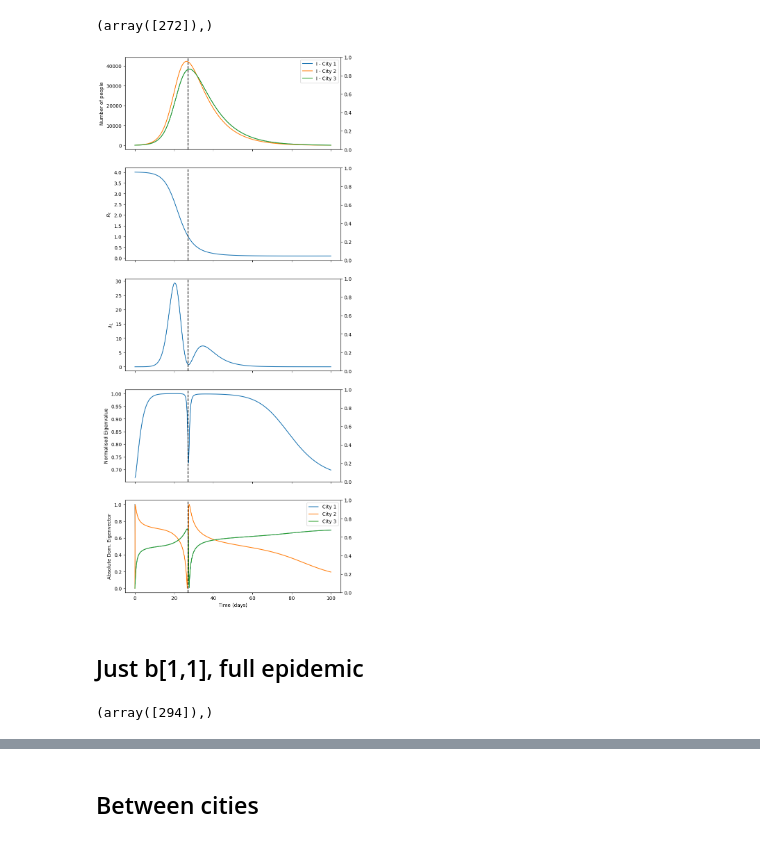
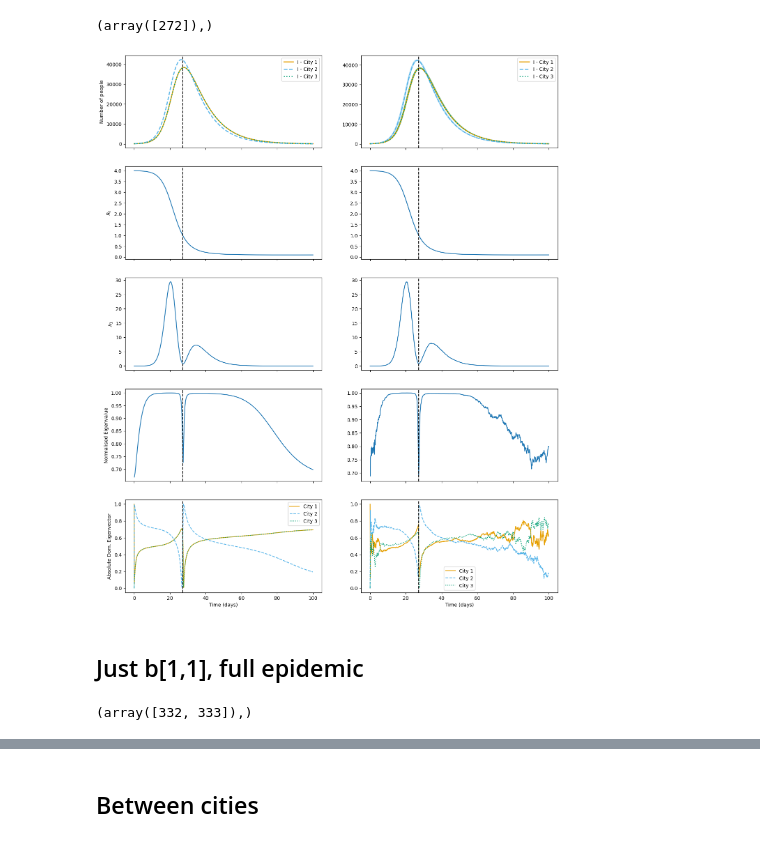
Before and after one commit to joshlooks/covariance-matrix, a Jupyter notebook: sir_full_stoch.ipynb, the cells around one changed output, grey strips where cells are left out. Saved outputs shown, nothing was run; the diff lists cells and outputs as text; code cells hidden in the pictures.

Commit message:
adding in theory plots and repo tidy

```diff
--- a/sir_full_stoch.ipynb
+++ b/sir_full_stoch.ipynb
@@ -30,18 +29,19 @@ def extract_theta(symmetric_matrix):
     return np.array(theta).flatten()
 # %%
 def meta_int(X, t, betat, gamma, mu, Na):
+    # solving odes for system
     S = X[:3]
     I = X[3:6]
     Theta = X[6:]
     beta = betat(t)
-    Inf = np.matmul(I/Na,beta)
+    Inf = (beta @ I) / Na
 
     dS = -Inf*S + (Na-S)*mu
     dI = Inf*S - (gamma+mu)*I
+
+    # solving Lyapunov equation for covariance
     S = S/Na
     I = I/Na
-
-
     J_ss = np.diag([-mu-Inf[0],-mu-Inf[1],-mu-Inf[2]])
     J_si = -beta * S[:, np.newaxis]
     J_is = np.diag([Inf[0],Inf[1],Inf[2]])
@@ -154,42 +195,54 @@ crossings
 # %%
-fig, axs = plt.subplots(nrows=5,ncols=1,figsize=(8,20),sharex=True)
+fig, axs = plt.subplots(nrows=5,ncols=2,figsize=(16,20),sharex=True)
+linestyles = ['solid','dashed','dotted']
+colors = ['#E69F00', '#56B4E9', '#009E73']
+axs = axs.T
 for i in range(3):
-    axs[0].plot(ts,cst_theory[:,i+3],label=f'I - City {i+1}')
-    axs[4].plot(ts,np.abs(cst_eigvec[:,i]),label=f'City {i+1}')
-axs[0].legend()
-axs[4].legend()
-axs[1].plot(ts,Reff)
-axs[2].plot(ts,cst_eigvals)
-axs[3].plot(ts,cst_norm_eigvals)
-axs[0].set_ylabel('Number of people')
-axs[1].set_ylabel(r'$R_t$')
-axs[2].set_ylabel(r'$\lambda_1$')
-axs[3].set_ylabel('Normalised Eigenvalue')
-axs[4].set_ylabel('Absolute Dom. Eigenvector')
-axs[-1].set_xlabel('Time (days)')
-for i in range(len(axs)):
-    ax = axs[i].twinx()
+    axs[0,0].plot(ts,cst_theory[:,i+3],linestyle=linestyles[i],color=colors[i],label=f'I - City {i+1}',linewidth=2)
+    axs[0,4].plot(ts,np.abs(cst_eigvec[:,i]),linestyle=linestyles[i],color=colors[i],label=f'City {i+1}')
+    axs[1,0].plot(ts,mean_per_time[i,:],linestyle=linestyles[i],color=colors[i],label=f'I - City {i+1}',linewidth=2)
+    axs[1,4].plot(ts,np.abs(cst_sim_eigvec[:,i]),linestyle=linestyles[i],color=colors[i],label=f'City {i+1}')
+    axs[1,0].fill_between(ts,I_lb[0,i],I_lb[1,i],color=colors[i],alpha=0.4)
+axs[0,0].legend()
+axs[0,4].legend()
+axs[1,0].legend()
+axs[1,4].legend()
+axs[0,1].plot(ts,Reff)
+axs[0,2].plot(ts,cst_eigvals)
+axs[0,3].plot(ts,cst_norm_eigvals)
+axs[1,1].plot(ts,Reff_sims)
+axs[1,1].fill_between(ts,Reff_lb[0],Reff_lb[1],alpha=0.1)
+axs[1,2].plot(ts,cst_sim_eigvals)
+axs[1,3].plot(ts,cst_sim_norm_eigvals)
+axs[0,0].set_ylabel('Number of people')
+axs[0,1].set_ylabel(r'$R_t$')
+axs[0,2].set_ylabel(r'$\lambda_1$')
+axs[0,3].set_ylabel('Normalised Eigenvalue')
+axs[0,4].set_ylabel('Absolute Dom. Eigenvector')
+axs[0,-1].set_xlabel('Time (days)')
+axs[1,-1].set_xlabel('Time (days)')
+for i in range(len(axs[0])):
+    ax = axs[0,i].twinx()
     ax.vlines(ts[crossings[0]],ymin=0,ymax=1,linestyles='--',colors='k')
     ax.set_ylim((0,1))
+    ax.set_yticks([])
+    ax = axs[1,i].twinx()
+    ax.vlines(ts[crossings[0]],ymin=0,ymax=1,linestyles='--',colors='k')
+    ax.set_ylim((0,1))
+    ax.set_yticks([])
+plt.savefig('Figures/cst_theory.pdf',dpi=1200,bbox_inches='tight')
 plt.show()
 # %% [output]
-[figure, old version]
+[figure, new version]
 # %% [markdown]
 ## Just b[1,1], full epidemic
 # %%
-import numpy as np
-import pandas as pd
-import matplotlib.pyplot as plt
-import seaborn as sns
-
-np.random.seed(42)
-
 def betat(t):
-    if t < 15:
+    if t < 5:
         return beta_matrix
     else:
         temp = np.diag([0,1,0])
-        return beta_matrix - 0.1*(t-15)*temp if (beta_matrix - 0.1*(t-15)*temp >= 0).all() else beta_matrix - np.diag([0,beta_matrix[1,1],0])
+        return beta_matrix - 0.1*(t-5)*temp if (beta_matrix - 0.1*(t-5)*temp >= 0).all() else beta_matrix - np.diag([0,beta_matrix[1,1],0])
 
 ts = np.arange(0,100.1,0.1)
 in_dec_theory = odeint(meta_int,np.append(np.hstack((Si,Ii)),np.zeros(21)),ts,args=(betat,gamma,mu,N_population))
@@ -201,4 +254,4 @@ Reff = [1/(N_population*(gamma+mu))*np.max(np.linalg.eigvals(in_dec_theory[i,:3]
 crossings = np.where(np.abs(np.array(Reff) - 1) <= 0.01)
 crossings
 # %% [output]
-(array([294]),)
+(array([332, 333]),)
```
Also changed, not shown: parts of 63 cells of this notebook, 17 other files.
